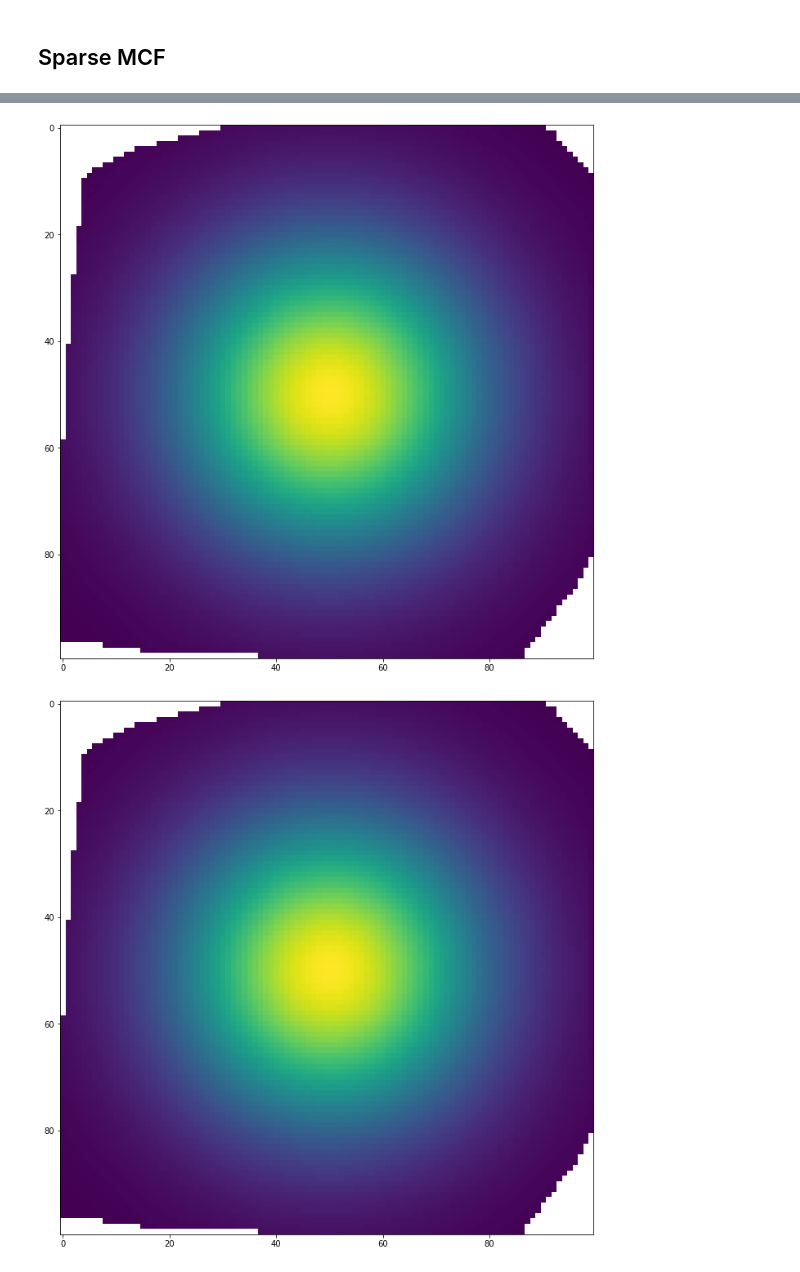
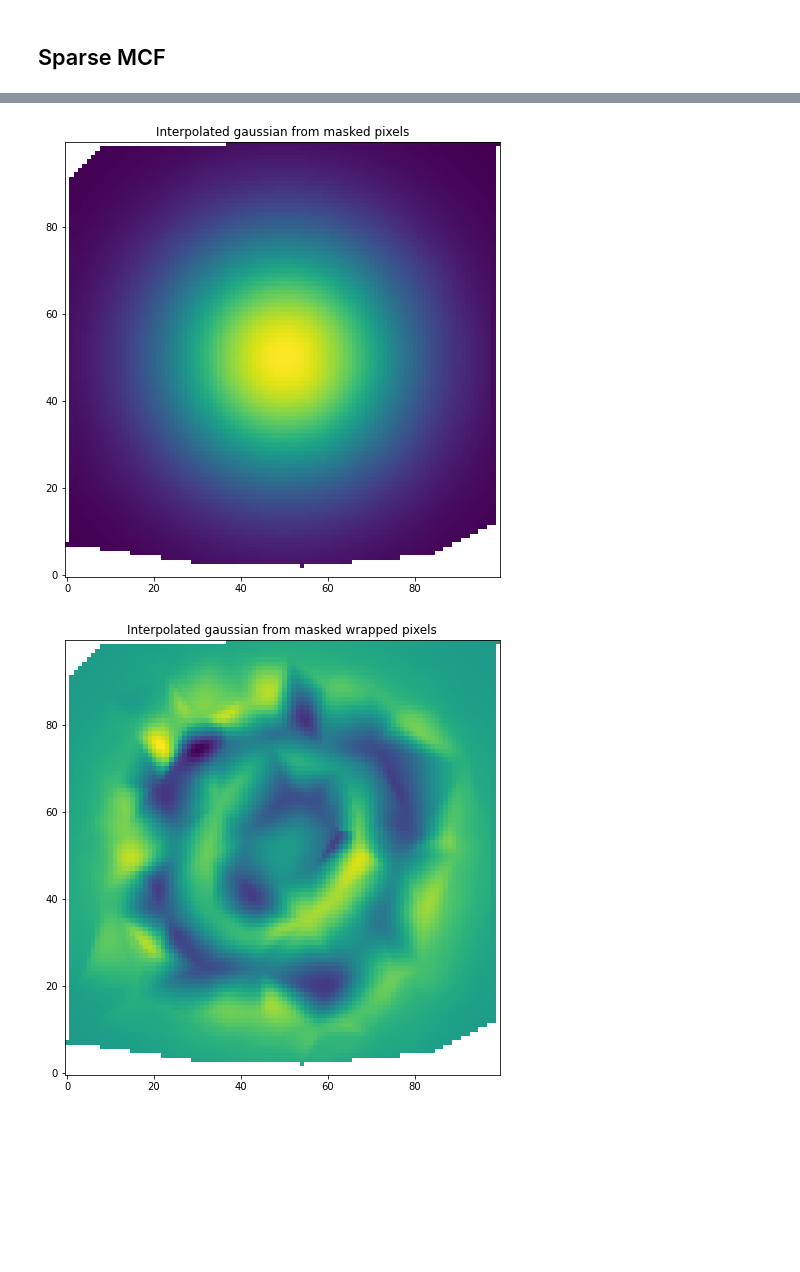
Before and after one commit to yoyololicon/phase-unwrapping, a Jupyter notebook: mcf_examples.ipynb, the cells around one changed output, grey strips where cells are left out. Saved outputs shown, nothing was run; the diff lists cells and outputs as text; code cells hidden in the pictures; blank space fills up the shorter version.

```diff
--- a/mcf_examples.ipynb
+++ b/mcf_examples.ipynb
@@ -185,17 +187,17 @@ plt.tight_layout();
 ## Sparse MCF
 # %%
 std = N / 5
-height = 5 * np.pi
+height = 4 * np.pi
 gauss = np.exp(-0.5 * ((xx - N * 0.5) ** 2 + (yy - N * 0.5) ** 2) / std ** 2) * height
 #gauss += np.random.randn(*gauss.shape) * 0.02 * 2 * np.pi
-sparsity = 0.04
+sparsity = 0.02
 mask =np.random.rand(*gauss.shape) > sparsity
 sparse_gauss = np.ma.masked_array(gauss, mask=mask, fill_value=np.nan)
 sparse_xx, sparse_yy = xx[~mask].ravel(), yy[~mask].ravel()
 
 wrapped_gauss = wrap_func(sparse_gauss)
 
-unwrapped_gauss = mcf_sparse(sparse_xx, sparse_yy, wrapped_gauss[~mask].ravel())
+unwrapped_gauss = mcf_sparse_nx(sparse_xx, sparse_yy, wrapped_gauss[~mask].ravel(), 2)
 
 
 interp_gauss = griddata(np.vstack((sparse_xx, sparse_yy)).T,
@@ -203,27 +205,48 @@ interp_gauss = griddata(np.vstack((sparse_xx, sparse_yy)).T,
                         np.vstack((xx.ravel(), yy.ravel())).T,
                         method='cubic').reshape(*gauss.shape)
 
+interp_wrap_gauss = griddata(np.vstack((sparse_xx, sparse_yy)).T,
+                        wrapped_gauss[~mask].ravel(),
+                        np.vstack((xx.ravel(), yy.ravel())).T,
+                        method='cubic').reshape(*gauss.shape)
+
+
 interp_unwrap_gauss = griddata(np.vstack((sparse_xx, sparse_yy)).T,
                         unwrapped_gauss,
                         np.vstack((xx.ravel(), yy.ravel())).T,
                         method='cubic').reshape(*gauss.shape)
 
-fig = plt.figure(figsize=(14, 12))
-plt.imshow(gauss)
-plt.show()
-fig = plt.figure(figsize=(14, 12))
-plt.imshow(sparse_gauss)
+fig = plt.figure(figsize=(10, 8))
+plt.title("Original Gaussian")
+plt.imshow(gauss, origin='lower')
 plt.show()
 
-fig = plt.figure(figsize=(14, 12))
-tri = Delaunay(np.vstack((sparse_xx, sparse_yy)).T)
-plt.triplot(sparse_xx, sparse_yy, tri.simplices.copy())
+fig = plt.figure(figsize=(10, 8))
+plt.title("Masked Gaussian")
+plt.imshow(sparse_gauss, origin='lower')
 plt.show()
 
-fig = plt.figure(figsize=(14, 12))
-plt.imshow(interp_gauss)
+fig = plt.figure(figsize=(10, 8))
+tri = Delaunay(np.vstack((sparse_xx, sparse_yy)).T)
+plt.title("Triangularization of sparse pixels")
+plt.triplot(sparse_yy, sparse_xx, tri.simplices.copy())
+plt.xlim(0, N-1)
+plt.ylim(0, N-1)
 plt.show()
-fig = plt.figure(figsize=(14, 12))
-plt.imshow(interp_unwrap_gauss)
+
+
+fig = plt.figure(figsize=(10, 8))
+plt.title("Interpolated gaussian from masked pixels")
+plt.imshow(interp_gauss, origin='lower')
 plt.show()
+
+fig = plt.figure(figsize=(10, 8))
+plt.title("Interpolated gaussian from masked wrapped pixels")
+plt.imshow(interp_wrap_gauss,origin='lower')
+plt.show()
+
+fig = plt.figure(figsize=(10, 8))
+plt.title("Interpolated gaussian from masked unwrapped pixels")
+plt.imshow(interp_unwrap_gauss, origin='lower')
+plt.show()
 # %% [output]
@@ -233,2 +256,2 @@ plt.show()
-[figure, old version]
+[figure, new version]
-[figure, old version]
+[figure, new version]
```
Also changed, not shown: parts of 10 cells of this notebook, 3 other files.
